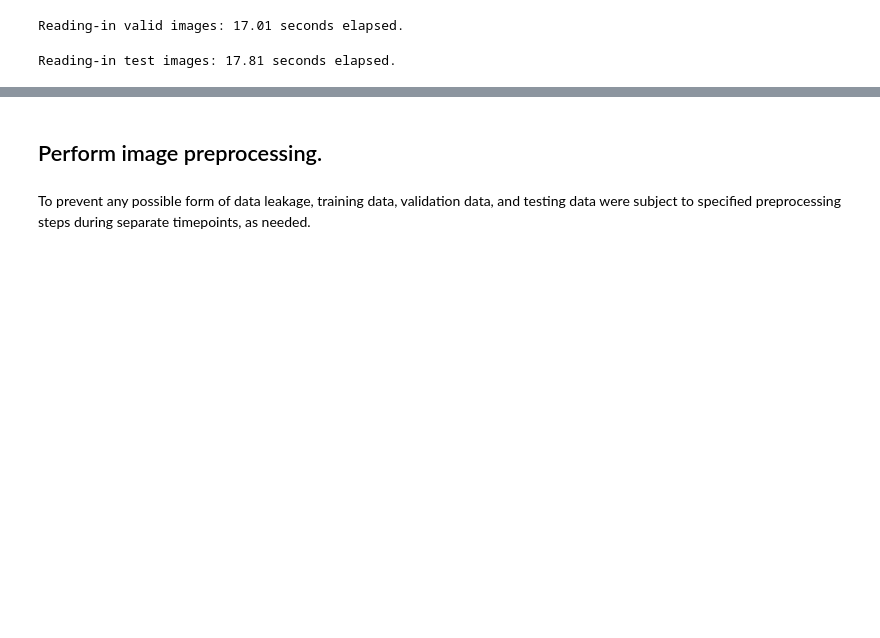
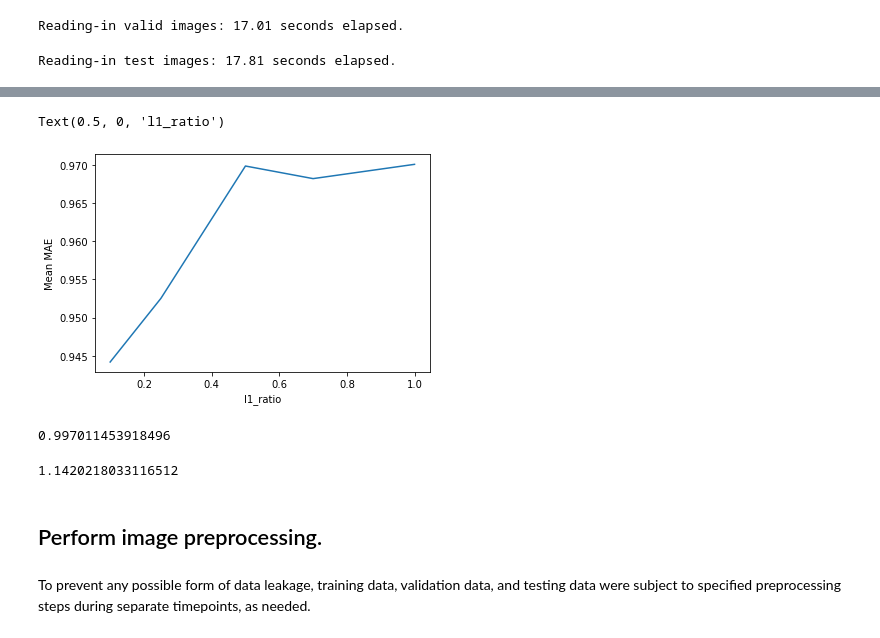
Before and after one commit to fshaikh4/final-project, a Jupyter notebook: final-project.ipynb, the cells around one changed output, grey strips where cells are left out. Drawn from its saved outputs; the diff is of its cells as text; code cells hidden in the pictures; blank space fills up the shorter version.

Commit message:
updated 'final-project.ipynb' file to include naive model comparison.

```diff
--- a/final-project.ipynb
+++ b/final-project.ipynb
@@ -263,0 +319,21 @@ Reading-in test images: 17.81 seconds elapsed.
+# %%
+# extract train, valid, test IDs from original splitting
+train_ids = [int(x[len(prefix):len(prefix)+7]) for x in train_smri_fnames]
+valid_ids = [int(x[len(prefix):len(prefix)+7]) for x in valid_smri_fnames]
+test_ids = [int(x[len(prefix):len(prefix)+7]) for x in test_smri_fnames]
+# %%
+# create train, valid, test pandas.DataFrame objects
+train_df = merged[merged['id'].isin(train_ids)]
+valid_df = merged[merged['id'].isin(valid_ids)]
+test_df = merged[merged['id'].isin(test_ids)]
+# %%
+# initialize model and gridsearch objects
+enet = ElasticNet(random_state=667, fit_intercept=True)
+grid_search = GridSearchCV(estimator=enet,
+                           param_grid={'l1_ratio':[0.1, 0.25, 0.5, 0.7, 0.9, 0.95, 0.99, 1]},
+                           cv=KFold(n_splits=len(train_ids), shuffle=True, random_state=667),
+                           scoring='neg_mean_absolute_error',
+                           n_jobs=-1)
+# %%
+# fit gridsearch object with training data
+grid_search.fit(train_df[['age', 'sex_num', 'educ', 'apoe4']], np.ravel(train_df[['mmse']]))
@@ -264,3 +355,26 @@ Reading-in test images: 17.81 seconds elapsed.
+# %%
+# plot cross-validation results
+train_l1_ratio = np.array(grid_search.cv_results_['param_l1_ratio'])
+train_mean_MAE = -1*np.array(grid_search.cv_results_['mean_test_score'])
+
+plt.plot(train_l1_ratio, train_mean_MAE)
+plt.ylabel('Mean MAE')
+plt.xlabel('l1_ratio')
+# %% [output]
+Text(0.5, 0, 'l1_ratio')
+[figure, added]
+# %%
+# predict and score on validation set
+best_valid_predict = best.predict(valid_df[['age', 'sex_num', 'educ', 'apoe4']])
+mean_absolute_error(valid_df[['mmse']], best_valid_predict)
+# %% [output]
+0.997011453918496
+# %%
+# score on testing set
+best_test_predict = best.predict(test_df[['age', 'sex_num', 'educ', 'apoe4']])
+mean_absolute_error(test_df[['mmse']], best_test_predict)
+# %% [output]
+1.1420218033116512
 # %% [markdown]
 ## Perform image preprocessing.
 # %% [markdown]
```
Also changed, not shown: parts of 26 cells of this notebook.
